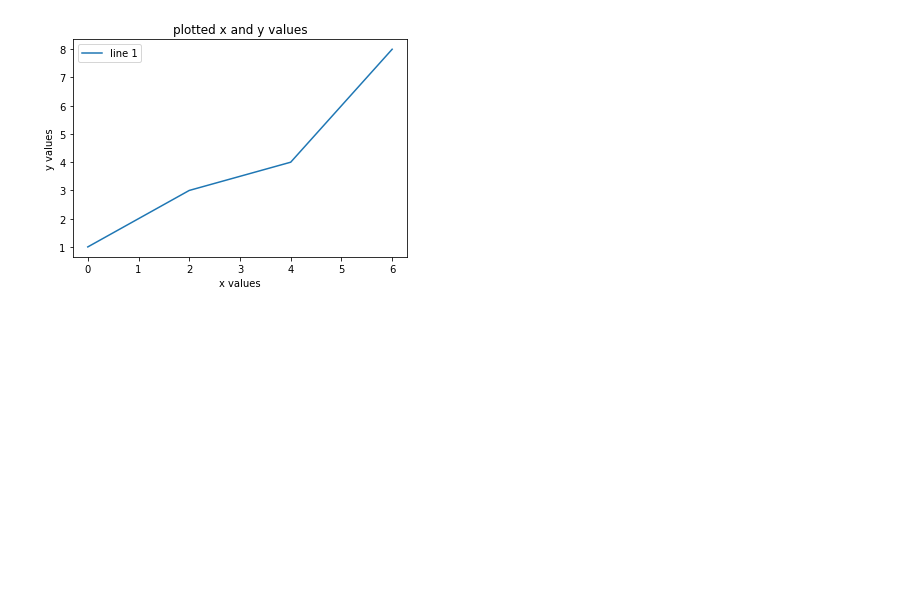
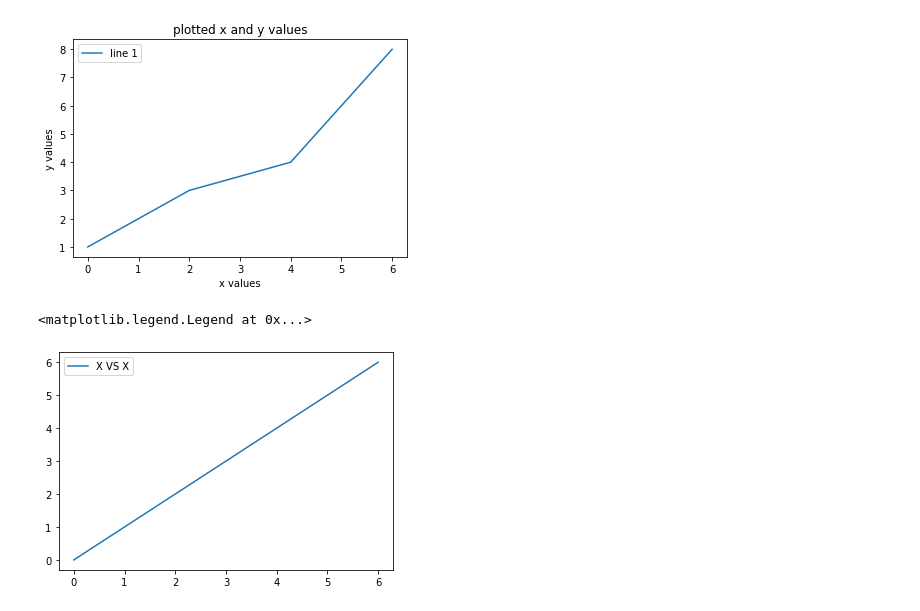
Before and after one commit to PasinduUkwatta/Reinforcement-Learning, a Jupyter notebook: RL_Matplotlib (1).ipynb, the cells around one changed output. Drawn from its saved outputs; the diff is of its cells as text; code cells hidden in the pictures; blank space fills up the shorter version.

Commit message:
Matplotlib Finalized

```diff
--- a/RL_Matplotlib (1).ipynb
+++ b/RL_Matplotlib (1).ipynb
@@ -102,3 +102,9 @@ plt.savefig('plot.png', dpi=300, bbox_inches='tight')
 plt.show()
 # %% [output]
 [figure]
+# %%
+plt.plot(x,(x),label="X VS X")
+plt.legend()
+# %% [output]
+<matplotlib.legend.Legend at 0x...>
+[figure, added]
```
Also changed, not shown: parts of 9 cells of this notebook, 1 other file.
